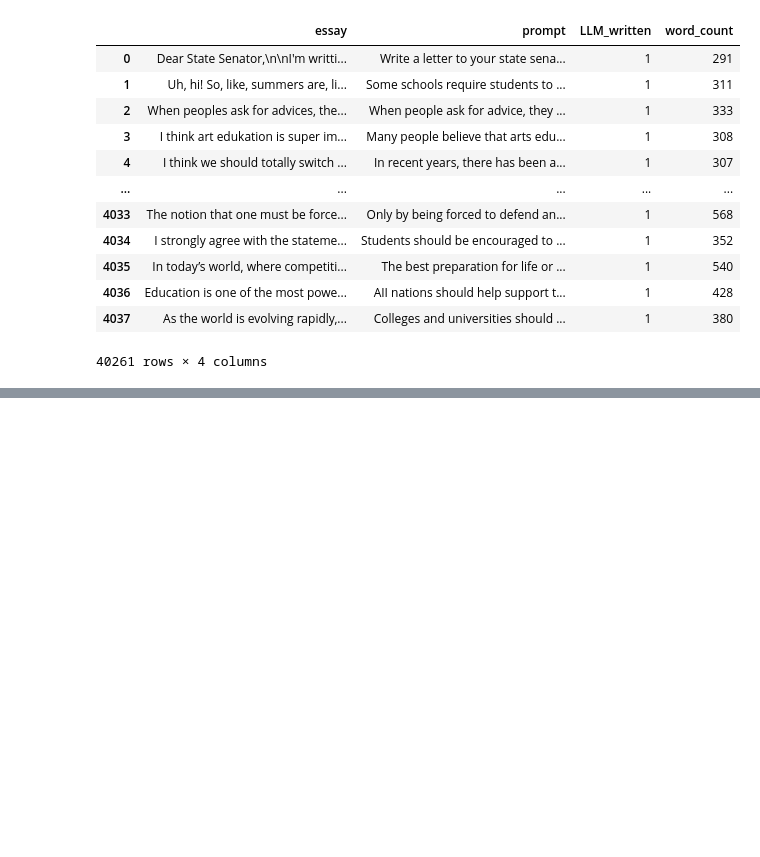
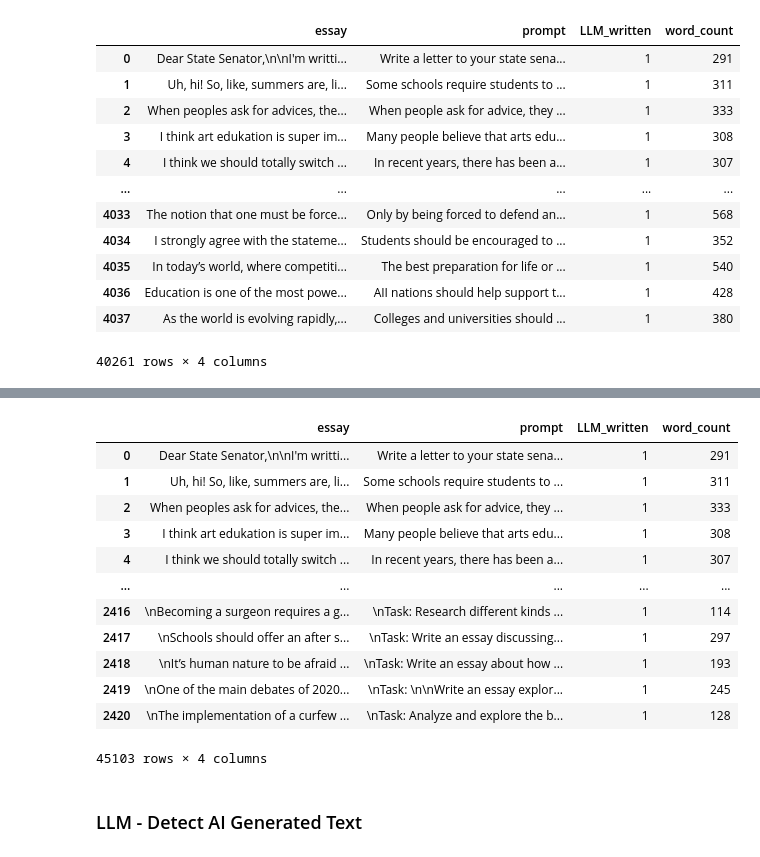
Before and after one commit to JinalShah2002/verify-ai, a Jupyter notebook: notebooks/populating-database.ipynb, the cells around one changed output, grey strips where cells are left out. Cells and saved outputs as stored; diff of their text form; code cells hidden in the pictures; blank space fills up the shorter version.

Commit message:
Combined all the data and put it into the database. Needed to modify database schema slightly in terms of column datatypes and limits.

```diff
--- a/notebooks/populating-database.ipynb
+++ b/notebooks/populating-database.ipynb
@@ -403,0 +412,4 @@ fully_concatenated_data
+# %%
+# Importing the data
+daigt = pd.read_csv('../data/daigt_external_dataset.csv')
+daigt.head(5)
@@ -403,0 +423,35 @@ fully_concatenated_data
+# %%
+# In the DAIGT data, there are essays for students (text column) and essays generated by ChatGPT (source_text column)
+# Splitting up the data into student and generated
+student_essays = daigt[['text','instructions']].copy()
+generated_essays = daigt[['source_text','instructions']].copy()
+# %%
+# Adding columns, renaming columns
+student_essays.rename(columns={'text':'essay','instructions':'prompt'},inplace=True)
+generated_essays.rename(columns={'source_text':'essay','instructions':'prompt'},inplace=True)
+
+student_essays['word_count'] = student_essays['essay'].apply(get_word_count)
+generated_essays['word_count'] = generated_essays['essay'].apply(get_word_count)
+
+student_essays['LLM_written'] = 0
+generated_essays['LLM_written'] = 1
+# %%
+# Concatenating
+fully_concatenated_data = pd.concat([fully_concatenated_data,student_essays,generated_essays])
+fully_concatenated_data
+# %% [output]
+|  | essay | prompt | LLM_written | word_count |
+| 0 | Dear State Senator,\n\nI'm writti... | Write a letter to your state sena... | 1 | 291 |
+| 1 | Uh, hi! So, like, summers are, li... | Some schools require students to ... | 1 | 311 |
+| 2 | When peoples ask for advices, the... | When people ask for advice, they ... | 1 | 333 |
+| 3 | I think art edukation is super im... | Many people believe that arts edu... | 1 | 308 |
+| 4 | I think we should totally switch ... | In recent years, there has been a... | 1 | 307 |
+| ... | ... | ... | ... | ... |
+| 2416 | \nBecoming a surgeon requires a g... | \nTask: Research different kinds ... | 1 | 114 |
+| 2417 | \nSchools should offer an after s... | \nTask: Write an essay discussing... | 1 | 297 |
+| 2418 | \nIt’s human nature to be afraid ... | \nTask: Write an essay about how ... | 1 | 193 |
+| 2419 | \nOne of the main debates of 2020... | \nTask: \n\nWrite an essay explor... | 1 | 245 |
+| 2420 | \nThe implementation of a curfew ... | \nTask: Analyze and explore the b... | 1 | 128 |
+45103 rows × 4 columns
+# %% [markdown]
+### LLM - Detect AI Generated Text
```
Also changed, not shown: parts of 19 cells of this notebook, 3 other files.
